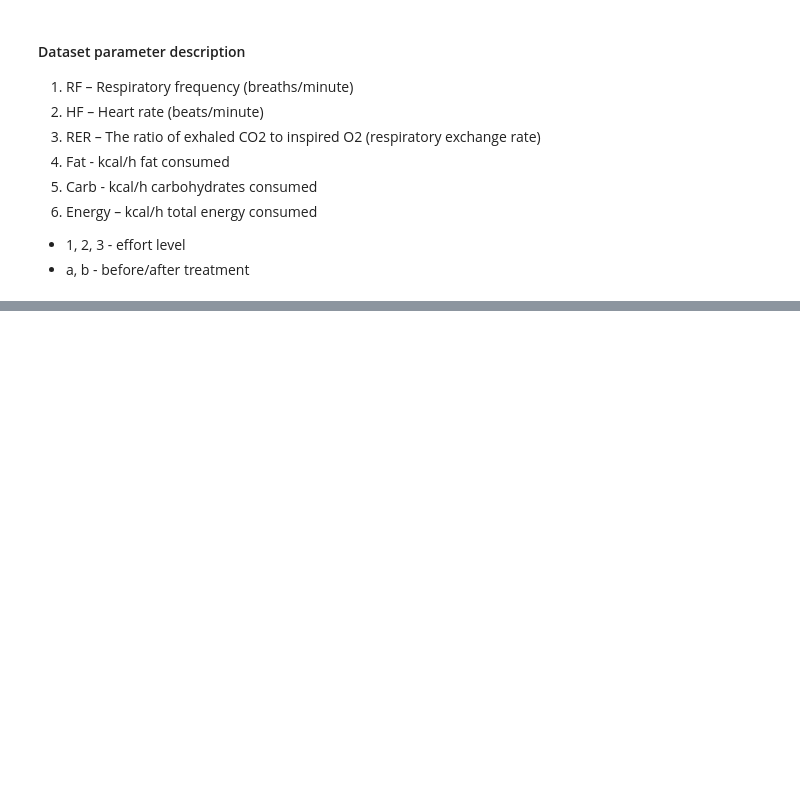
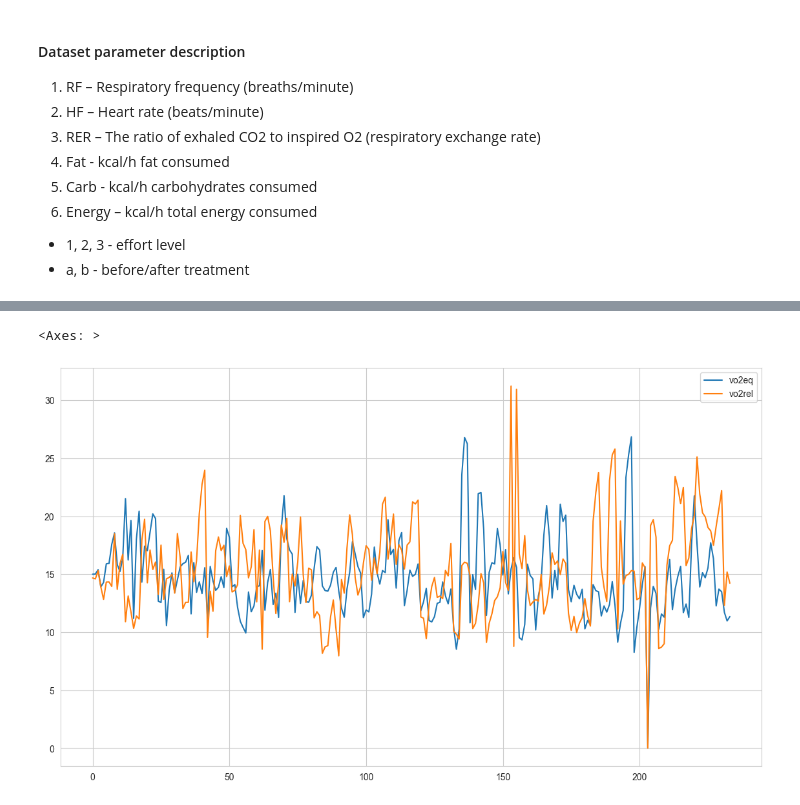
Before and after one commit to subthalamic/subthalamic, a Jupyter notebook: obesity/aero.ipynb, the cells around one changed output, grey strips where cells are left out. Cells and saved outputs as stored; diff of their text form; code cells hidden in the pictures; blank space fills up the shorter version.

Commit message:
aeroscan manip

```diff
--- a/obesity/aero.ipynb
+++ b/obesity/aero.ipynb
@@ -18,7 +20,8 @@ def cohen_glass_hedges(x,y):
     hedges = cohen * (1 - 3/(4 * (nx+ny) - 9) )             # cohen * (1-3/(8*n-9))
     return (cohen, glass, hedges)
 # %%
-a = pd.read_csv('aeroscan.csv')
+am = pd.read_csv('aeroscan_full_melt.csv')
+ap = pd.read_csv('aeroscan_full_pivot.csv')
 # %% [markdown]
 #### Dataset parameter description
 
@@ -46,0 +45,2 @@ Index(['Name', 'RF1a', 'RF1b', 'RF2a', 'RF2b', 'RF3a', 'RF3b', 'HF1a', 'HF1b',
+# %%
+am = am.drop(columns = 'Unnamed: 0')
@@ -46,0 +104,9 @@ Index(['Name', 'RF1a', 'RF1b', 'RF2a', 'RF2b', 'RF3a', 'RF3b', 'HF1a', 'HF1b',
+# %%
+ap = am.pivot(columns='parameter', index=['ID', 'sex', 'location', 'time', 'level'], values='value').reset_index()
+# %%
+sns.set_style("whitegrid")
+mpl.pyplot.figure(figsize=(14,8))
+sns.lineplot([ap.vo2eq/2, ap.vo2rel], dashes=False)
+# %% [output]
+<Axes: >
+[figure, added]
```
Also changed, not shown: parts of 15 cells of this notebook, 6 other files.
